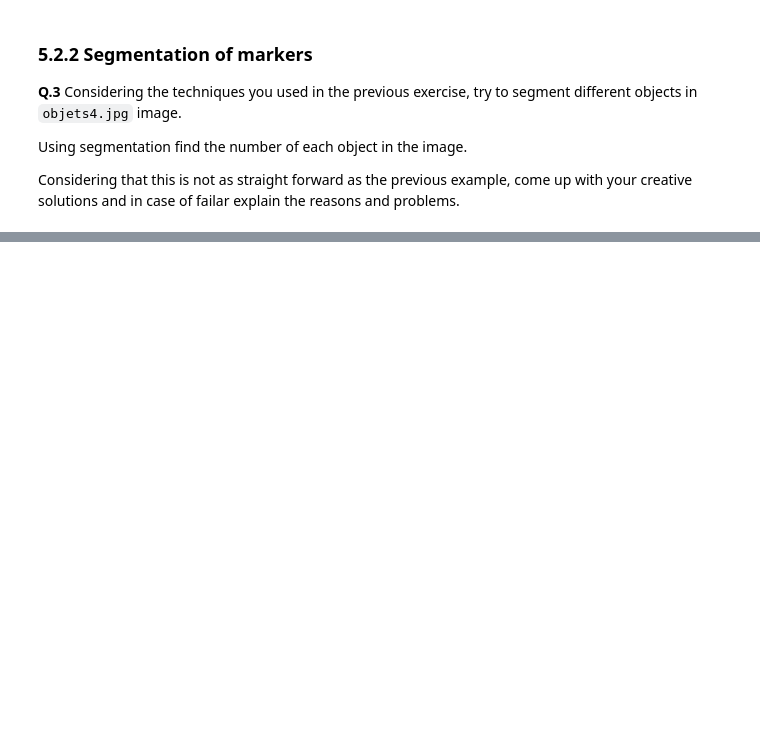
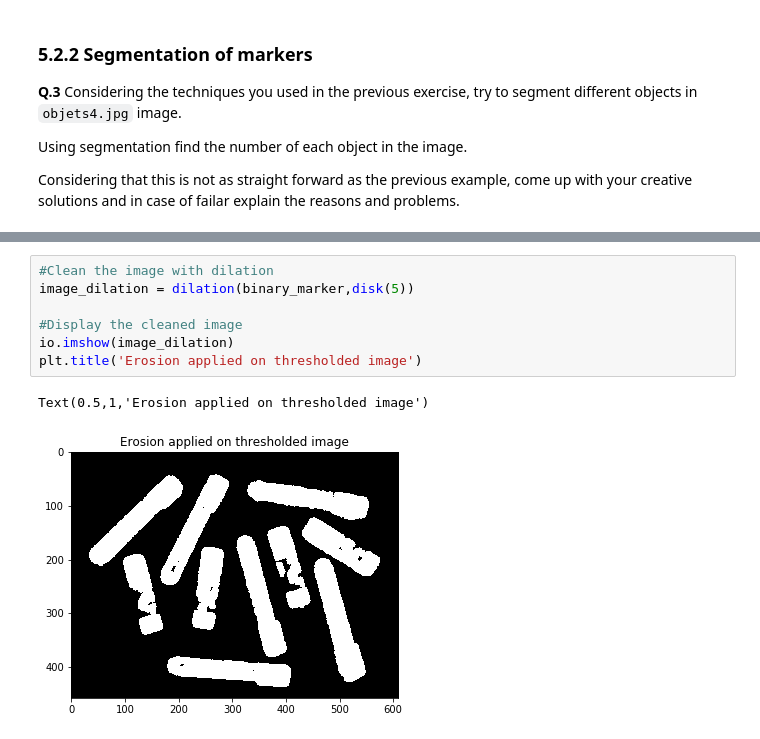
Before and after one commit to faridba/B31XB-IIP-TP-1718, a Jupyter notebook: 5-morpho-segmentation/5-morpho-segmentation.ipynb, the cells around one changed output, grey strips where cells are left out. Drawn from its saved outputs; the diff is of its cells as text; blank space fills up the shorter version.

```diff
--- a/5-morpho-segmentation/5-morpho-segmentation.ipynb
+++ b/5-morpho-segmentation/5-morpho-segmentation.ipynb
@@ -194,0 +210,10 @@ io.imshow(image)
+# %%
+#Clean the image with dilation
+image_dilation = dilation(binary_marker,disk(5))
+
+#Display the cleaned image
+io.imshow(image_dilation)
+plt.title('Erosion applied on thresholded image')
+# %% [output]
+Text(0.5,1,'Erosion applied on thresholded image')
+[figure, added]
```
Also changed, not shown: parts of 13 cells of this notebook.
